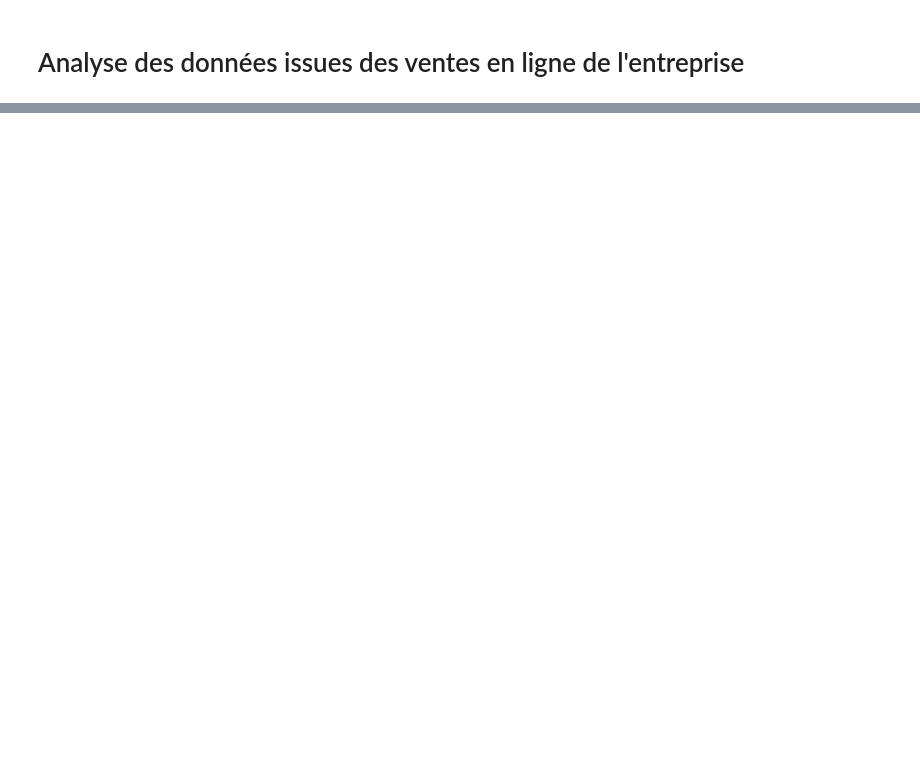
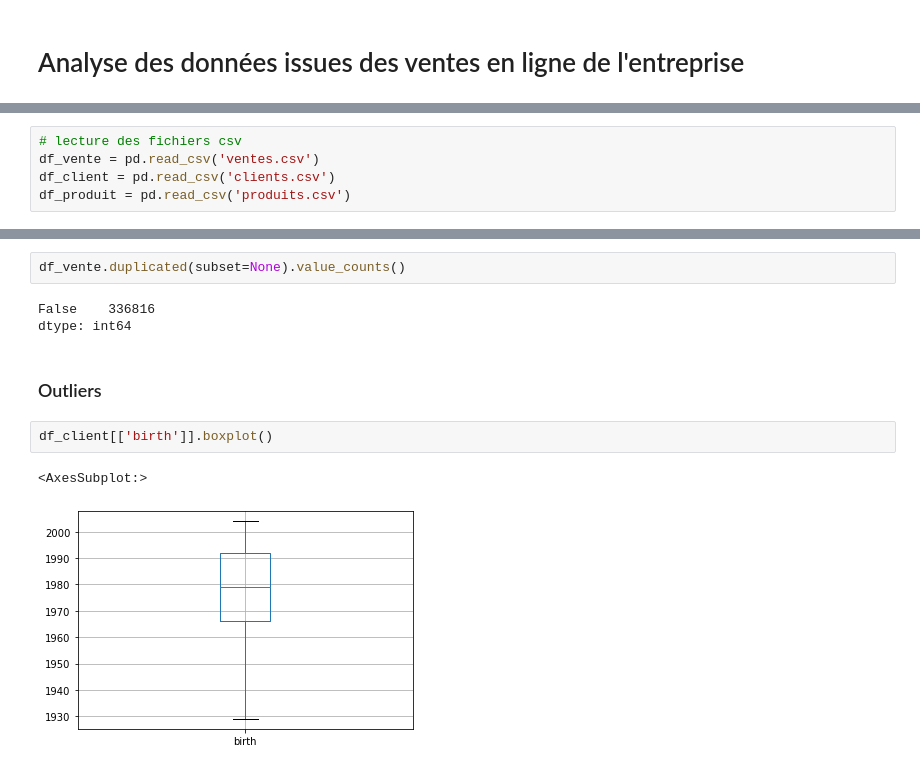
Before and after one commit to lilifull/Brief_7, a Jupyter notebook: Analyse_Librairie.ipynb, the cells around one changed output, grey strips where cells are left out. Drawn from its saved outputs; the diff is of its cells as text; blank space fills up the shorter version.

```diff
--- a/Analyse_Librairie.ipynb
+++ b/Analyse_Librairie.ipynb
@@ -8,0 +9,5 @@ import matplotlib as plt
+# %%
+# lecture des fichiers csv
+df_vente = pd.read_csv('ventes.csv')
+df_client = pd.read_csv('clients.csv')
+df_produit = pd.read_csv('produits.csv')
@@ -10,0 +188,12 @@ Mission n° 1 : Nettoyage des données
+# %%
+df_vente.duplicated(subset=None).value_counts()
+# %% [output]
+False    336816
+dtype: int64
+# %% [markdown]
+### Outliers
+# %%
+df_client[['birth']].boxplot()
+# %% [output]
+<AxesSubplot:>
+[figure, added]
```
Also changed, not shown: parts of 28 cells of this notebook.
